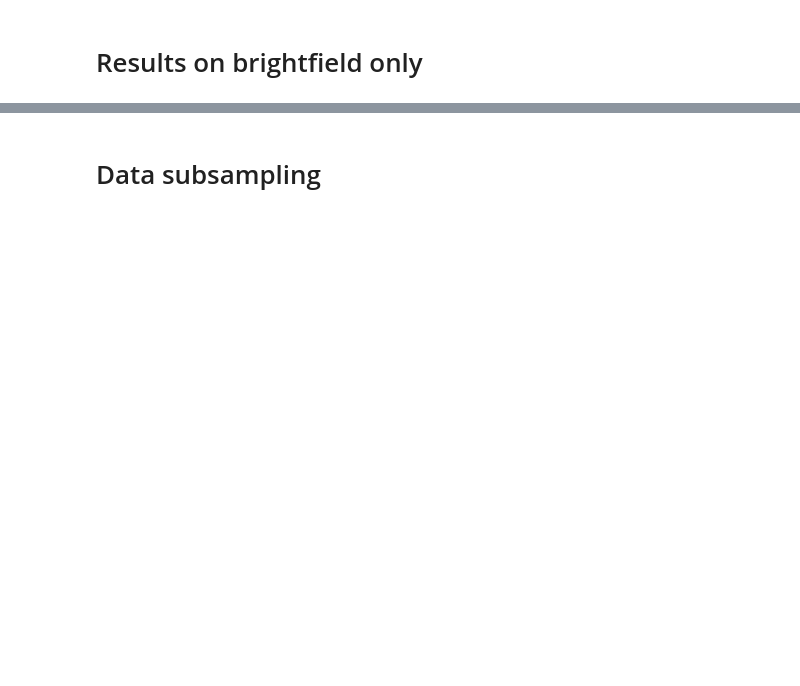
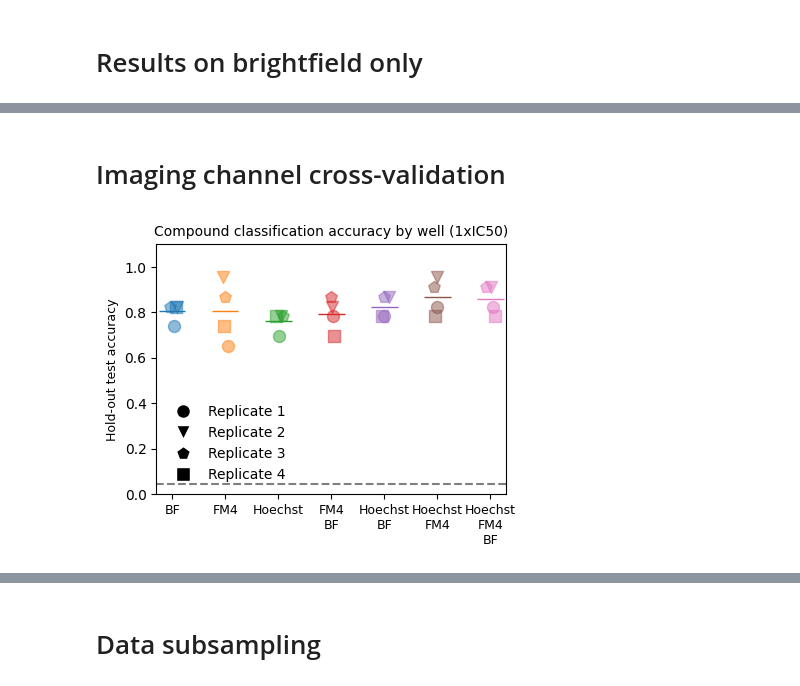
Before and after one commit to krentzd/ai4ab, a Jupyter notebook: analysis/Figure_3.ipynb, the cells around one changed output, grey strips where cells are left out. Cells and saved outputs as stored; diff of their text form; code cells hidden in the pictures; blank space fills up the shorter version.

```diff
--- a/analysis/Figure_3.ipynb
+++ b/analysis/Figure_3.ipynb
@@ -44,0 +46,11 @@ plotter.plot_cosine_similarity_matrix(title='Cosine similarity of feature vector
+# %% [markdown]
+# Imaging channel cross-validation
+# %%
+loader = DataLoader(only_predictions=True)
+loader.load_files(['BF', 'FM4', 'Hoechst', 'FM4_BF', 'Hoechst_BF', 'Hoechst_FM4', 'Hoechst_FM4_BF'], [1, 2, 3, 4])
+# %%
+plotter = ResultsPlotter(loader)
+# %%
+plotter.plot_channel_accuracies()
+# %% [output]
+[figure, added]
```
Also changed, not shown: parts of 8 cells of this notebook, 25 other files.
